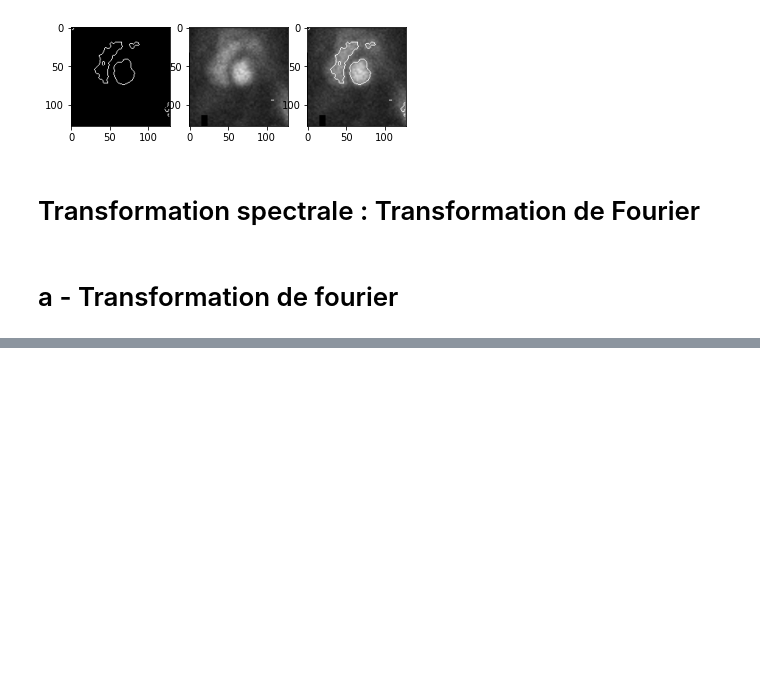
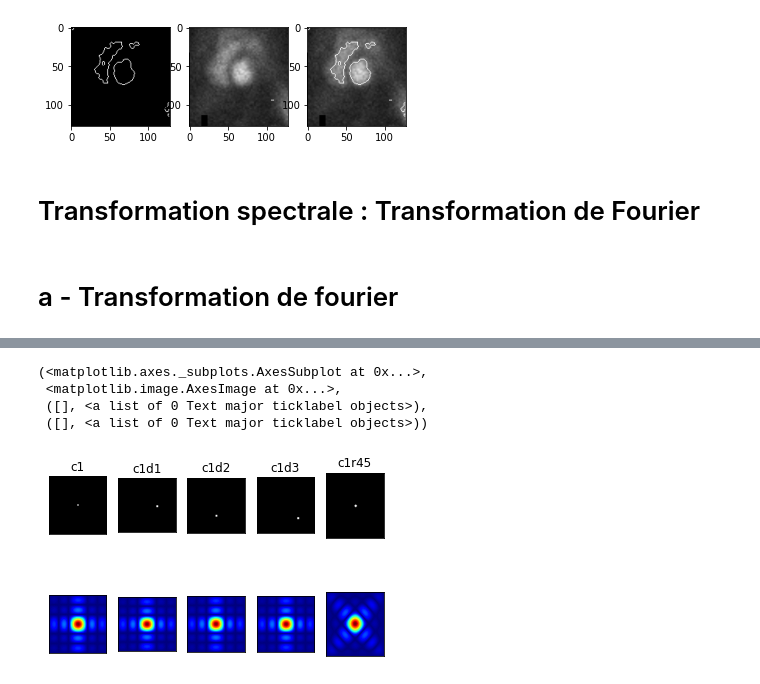
Before and after one commit to Faouzi-Slimi/Image-Processing-Practical-work, a Jupyter notebook: TP2.ipynb, the cells around one changed output, grey strips where cells are left out. Drawn from its saved outputs; the diff is of its cells as text; code cells hidden in the pictures; blank space fills up the shorter version.

```diff
--- a/TP2.ipynb
+++ b/TP2.ipynb
@@ -149,0 +187,33 @@ plt.imshow(ims2,cmap='gray')
+# %%
+# Import Imges
+im1 = plt.imread("/content/drive/MyDrive/images2021/carre1.png")
+im1d1 = plt.imread("/content/drive/MyDrive/images2021/carre1dec1.png")
+im1d2 = plt.imread("/content/drive/MyDrive/images2021/carre1dec2.png")
+im1d3 = plt.imread("/content/drive/MyDrive/images2021/carre1dec3.png")
+im1r = plt.imread("/content/drive/MyDrive/images2021/carre1r45.png")
+# %%
+s1 = np.fft.fftshift(np.abs(np.fft.fft2(im1)))
+s1d1 = np.fft.fftshift(np.abs(np.fft.fft2(im1d1)))
+s1d2 = np.fft.fftshift(np.abs(np.fft.fft2(im1d2)))
+s1d3 = np.fft.fftshift(np.abs(np.fft.fft2(im1d3)))
+s1r = np.fft.fftshift(np.abs(np.fft.fft2(im1r)))
+# %%
+#Visualisation
+plt.figure()
+plt.subplot(251),plt.imshow(im1, cmap = 'gray'), plt.title('c1'), plt.xticks([]), plt.yticks([])
+plt.subplot(252),plt.imshow(im1d1, cmap = 'gray'), plt.title('c1d1'), plt.xticks([]), plt.yticks([])
+plt.subplot(253),plt.imshow(im1d2, cmap = 'gray'), plt.title('c1d2'), plt.xticks([]), plt.yticks([])
+plt.subplot(254),plt.imshow(im1d3, cmap = 'gray'), plt.title('c1d3'), plt.xticks([]), plt.yticks([])
+plt.subplot(255),plt.imshow(im1r, cmap = 'gray'), plt.title('c1r45'), plt.xticks([]), plt.yticks([])
+
+plt.subplot(256),plt.imshow(s1, cmap='jet'), plt.xticks([]), plt.yticks([])
+plt.subplot(257),plt.imshow(s1d1, cmap='jet'), plt.xticks([]), plt.yticks([])
+plt.subplot(258),plt.imshow(s1d2, cmap='jet'), plt.xticks([]), plt.yticks([])
+plt.subplot(259),plt.imshow(s1d3, cmap='jet'), plt.xticks([]), plt.yticks([])
+plt.subplot(2,5,10),plt.imshow(s1r, cmap='jet'), plt.xticks([]), plt.yticks([])
+# %% [output]
+(<matplotlib.axes._subplots.AxesSubplot at 0x...>,
+ <matplotlib.image.AxesImage at 0x...>,
+ ([], <a list of 0 Text major ticklabel objects>),
+ ([], <a list of 0 Text major ticklabel objects>))
+[figure, added]
```
Also changed, not shown: parts of 4 cells of this notebook.
